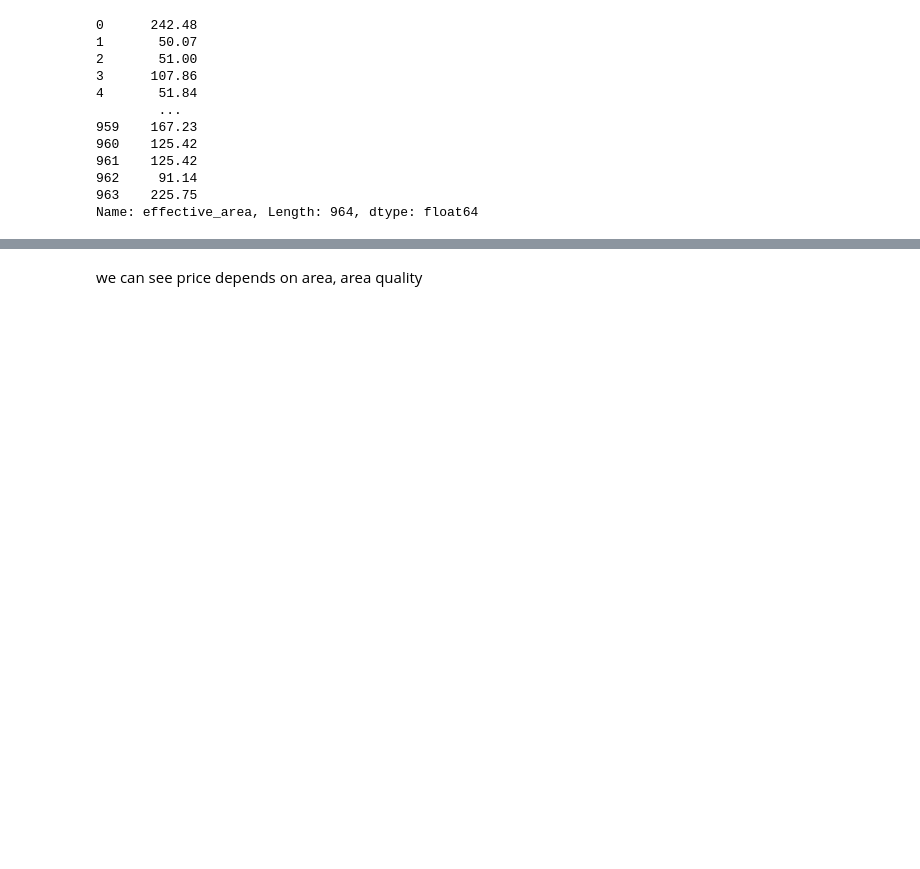
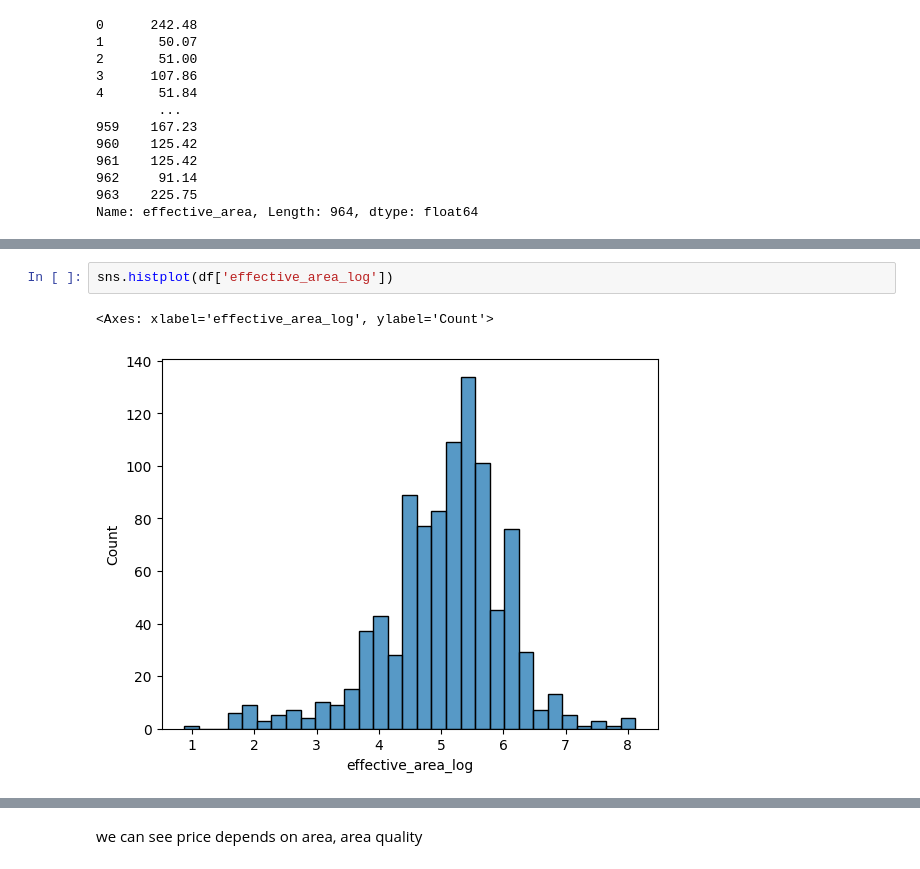
Before and after one commit to PremKarhale/Machine-learning, a Jupyter notebook: Projects/MegaProject1.ipynb, the cells around one changed output, grey strips where cells are left out. Cells and saved outputs as stored; diff of their text form; blank space fills up the shorter version.

```diff
--- a/Projects/MegaProject1.ipynb
+++ b/Projects/MegaProject1.ipynb
@@ -319,0 +354,5 @@ Name: effective_area, Length: 964, dtype: float64
+# %%
+sns.histplot(df['effective_area_log'])
+# %% [output]
+<Axes: xlabel='effective_area_log', ylabel='Count'>
+[figure, added]
```
Also changed, not shown: parts of 32 cells of this notebook.
